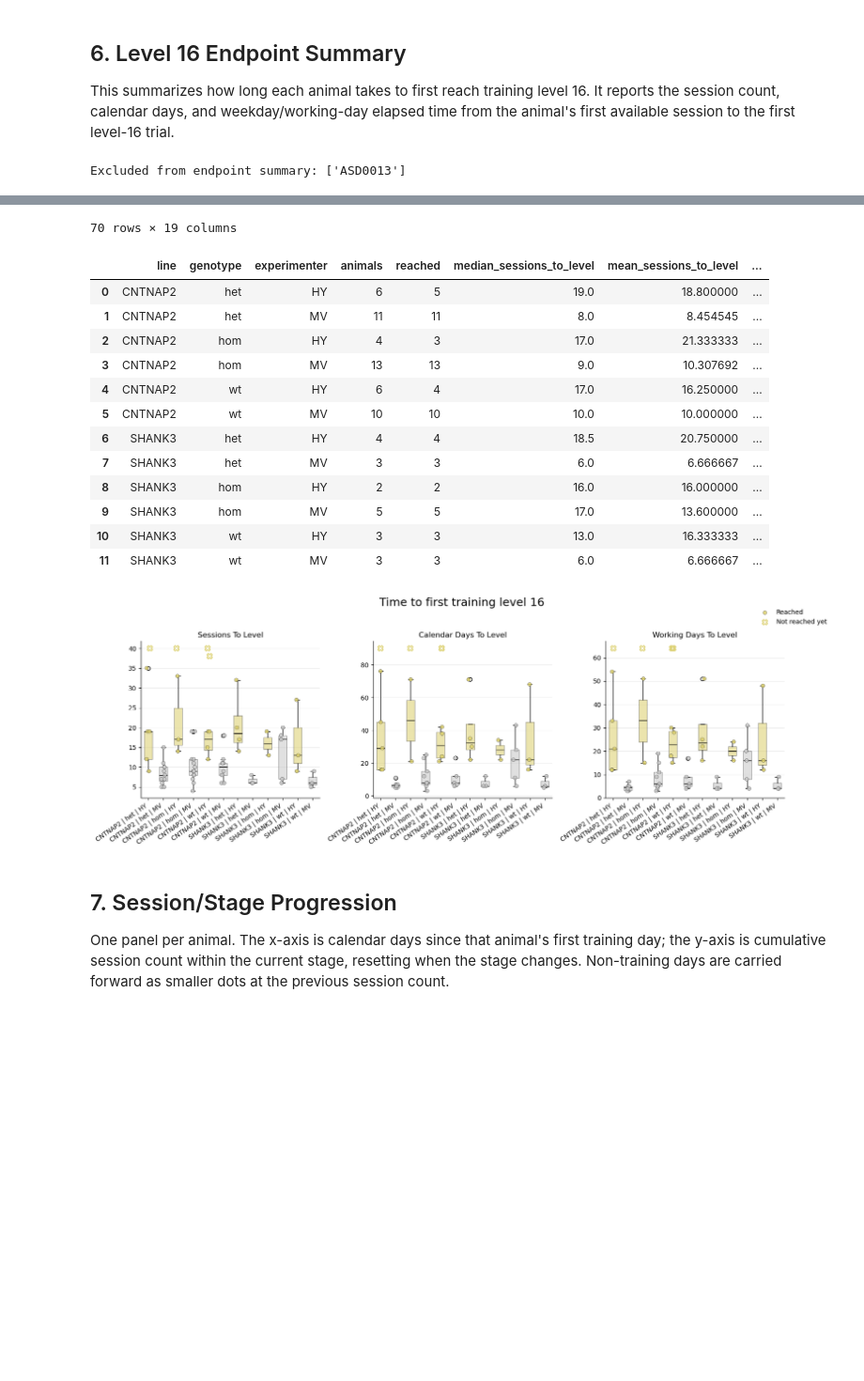
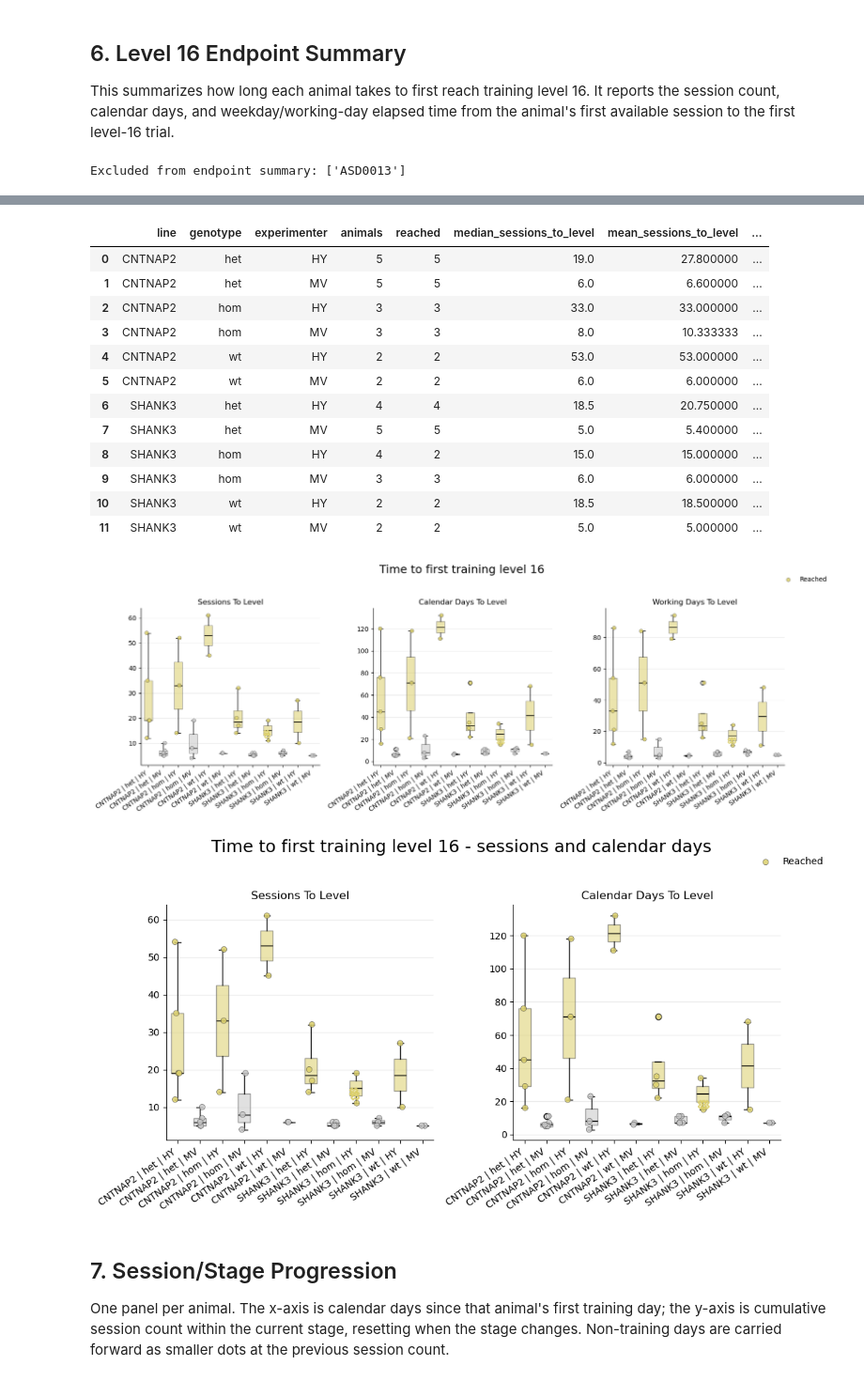
Before and after one commit to MafValente/rat_analysis, a Jupyter notebook: notebooks/ASD/06_learning_curves.ipynb, the cells around one changed output, grey strips where cells are left out. Shown at 94% size. Cells and saved outputs as stored; diff of their text form; code cells hidden in the pictures; blank space fills up the shorter version.

```diff
--- a/notebooks/ASD/06_learning_curves.ipynb
+++ b/notebooks/ASD/06_learning_curves.ipynb
@@ -41,7 +39,7 @@ COHORTS = ["cohort4"]
 
 # Explicit selections can mix lines/cohorts, e.g.:
 # DATASET_SELECTIONS = [("CNTNAP2", "cohort2"), ("CNTNAP2", "cohort3"), ("SHANK3", "cohort1")]
-DATASET_SELECTIONS = [("CNTNAP2", "cohort2"), ("CNTNAP2", "cohort3"), ("CNTNAP2", "cohort4"), ("SHANK3", "cohort1"), ("SHANK3", "cohort2")]
+DATASET_SELECTIONS = [("CNTNAP2", "cohort4"), ("SHANK3", "cohort4"), ("SHANK3", "cohort2")]
 
 # Example: "ASD0033" for a single animal, or None for group comparisons.
 ANIMAL_SELECTION = None
@@ -255,7 +253,11 @@ endpoint_df["session_num"] = pd.to_numeric(endpoint_df["session"], errors="coerc
 endpoint_df["trial_num"] = pd.to_numeric(endpoint_df["trial"], errors="coerce")
 endpoint_df["training_level_num"] = pd.to_numeric(endpoint_df["training_level"], errors="coerce")
 if date_col is not None:
-    endpoint_df["session_date"] = pd.to_datetime(endpoint_df[date_col], errors="coerce").dt.normalize()
+    endpoint_df["session_date"] = pd.to_datetime(
+        endpoint_df[date_col],
+        errors="coerce",
+        format="mixed",
+    ).dt.normalize()
 else:
     endpoint_df["session_date"] = pd.NaT
 
@@ -452,18 +459,18 @@ Excluded from endpoint summary: ['ASD0013']
-70 rows × 19 columns
 |  | line | genotype | experimenter | animals | reached | median_sessions_to_level | mean_sessions_to_level | ... |
-| 0 | CNTNAP2 | het | HY | 6 | 5 | 19.0 | 18.800000 | ... |
-| 1 | CNTNAP2 | het | MV | 11 | 11 | 8.0 | 8.454545 | ... |
-| 2 | CNTNAP2 | hom | HY | 4 | 3 | 17.0 | 21.333333 | ... |
-| 3 | CNTNAP2 | hom | MV | 13 | 13 | 9.0 | 10.307692 | ... |
-| 4 | CNTNAP2 | wt | HY | 6 | 4 | 17.0 | 16.250000 | ... |
-| 5 | CNTNAP2 | wt | MV | 10 | 10 | 10.0 | 10.000000 | ... |
+| 0 | CNTNAP2 | het | HY | 5 | 5 | 19.0 | 27.800000 | ... |
+| 1 | CNTNAP2 | het | MV | 5 | 5 | 6.0 | 6.600000 | ... |
+| 2 | CNTNAP2 | hom | HY | 3 | 3 | 33.0 | 33.000000 | ... |
+| 3 | CNTNAP2 | hom | MV | 3 | 3 | 8.0 | 10.333333 | ... |
+| 4 | CNTNAP2 | wt | HY | 2 | 2 | 53.0 | 53.000000 | ... |
+| 5 | CNTNAP2 | wt | MV | 2 | 2 | 6.0 | 6.000000 | ... |
 | 6 | SHANK3 | het | HY | 4 | 4 | 18.5 | 20.750000 | ... |
-| 7 | SHANK3 | het | MV | 3 | 3 | 6.0 | 6.666667 | ... |
-| 8 | SHANK3 | hom | HY | 2 | 2 | 16.0 | 16.000000 | ... |
-| 9 | SHANK3 | hom | MV | 5 | 5 | 17.0 | 13.600000 | ... |
-| 10 | SHANK3 | wt | HY | 3 | 3 | 13.0 | 16.333333 | ... |
-| 11 | SHANK3 | wt | MV | 3 | 3 | 6.0 | 6.666667 | ... |
+| 7 | SHANK3 | het | MV | 5 | 5 | 5.0 | 5.400000 | ... |
+| 8 | SHANK3 | hom | HY | 4 | 2 | 15.0 | 15.000000 | ... |
+| 9 | SHANK3 | hom | MV | 3 | 3 | 6.0 | 6.000000 | ... |
+| 10 | SHANK3 | wt | HY | 2 | 2 | 18.5 | 18.500000 | ... |
+| 11 | SHANK3 | wt | MV | 2 | 2 | 5.0 | 5.000000 | ... |
-[figure, old version]
+[figure, new version]
+[figure, added]
 # %% [markdown]
 ## 7. Session/Stage Progression
 
```
Also changed, not shown: parts of 5 cells of this notebook, 7 other files.
